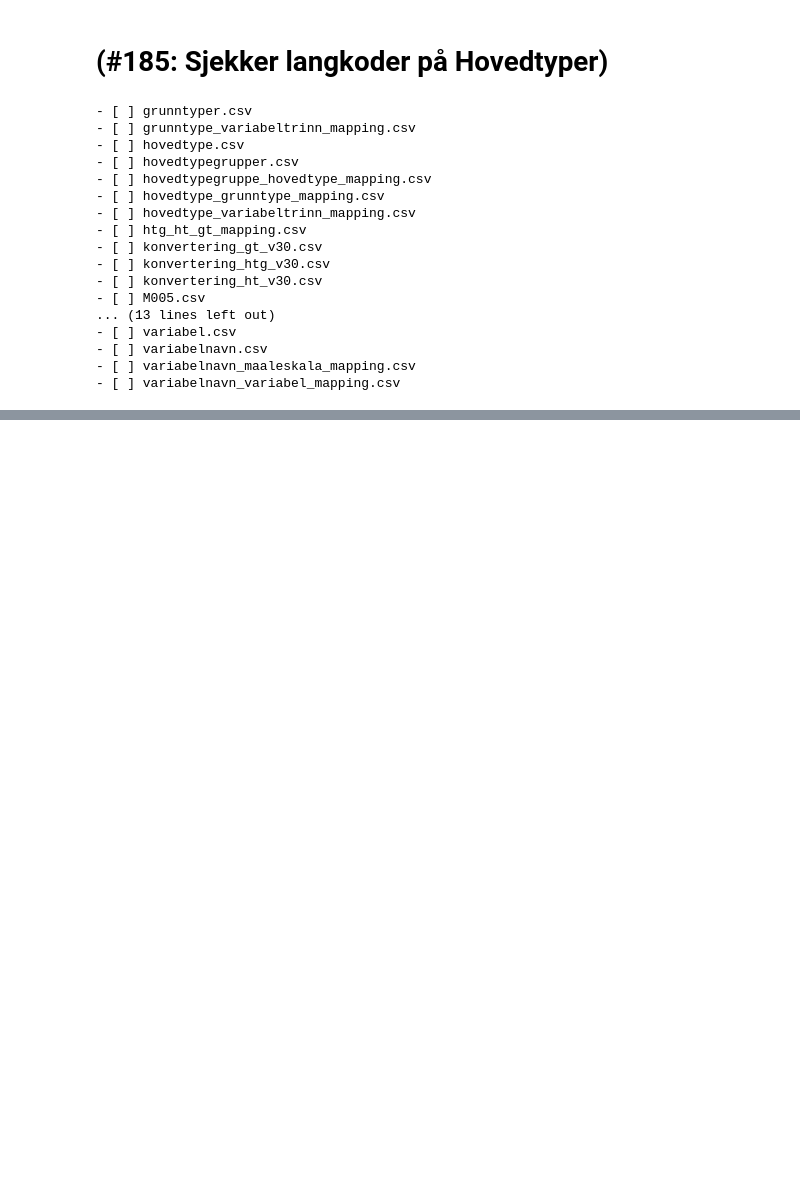
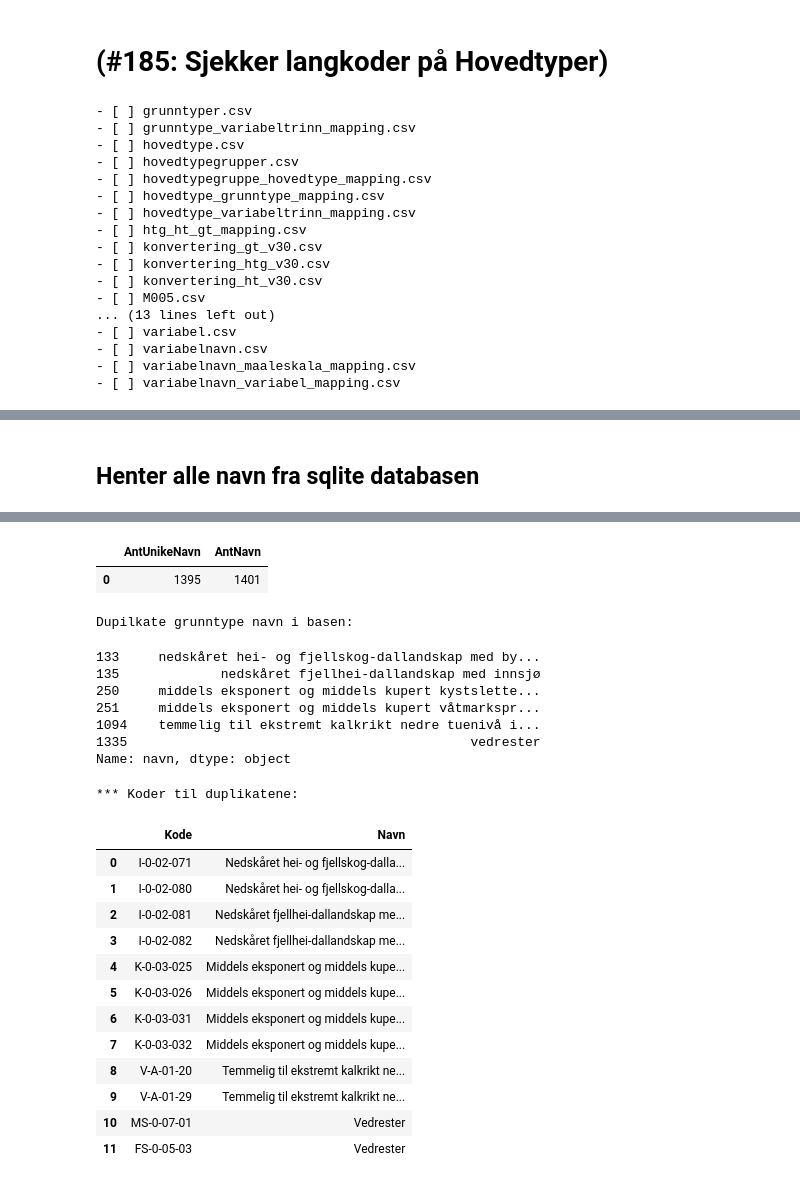
Before and after one commit to Artsdatabanken/nin3kodeapi_csvbuilder, a Jupyter notebook: kladd_debugging/Kladd_feilsøking.ipynb, the cells around one changed output, grey strips where cells are left out. Saved outputs shown, nothing was run; the diff lists cells and outputs as text; code cells hidden in the pictures; blank space fills up the shorter version.

Commit message:
#started on 'demo-excel' for v3.0

```diff
--- a/kladd_debugging/Kladd_feilsøking.ipynb
+++ b/kladd_debugging/Kladd_feilsøking.ipynb
@@ -108,0 +111,12 @@ print(markdown)
+# %%
+#
+file_path = '../tmp/GTnavn.txt'
+
+# Read the file and store each line as an element in a list
+with open(file_path, 'r') as file:
+    lines = file.read().splitlines()
+
+# Count the number of unique elements in the list
+unique_elements = len(set(lines))
+
+unique_elements
@@ -108,0 +125,44 @@ print(markdown)
+# %% [markdown]
+## Henter alle navn fra sqlite databasen
+# %%
+import pandas as pd
+import sqlite3
+file_path = '../tmp/GTnavn.txt'
+
+# Read the file and store each line as an element in a list
+with open(file_path, 'r') as file:
+    lines = file.read().splitlines()
+
+# Count the number of unique elements in the list
+unique_elements = len(set(lines))
+
+print("Antall unike grunntypenavn fra excelark: "+str(unique_elements))
+
+conn = sqlite3.connect("C:/Projects/nin3-kode-api/NiN3.WebApi/nin3kodeapi.db")
+#conn = sqlite3.connect("C:/temp/nin3kodeapi.db")
+query = "SELECT lower(navn) as navn FROM Grunntype"  # Write your SQLite query
+df_gtnavn = pd.read_sql_query(query, conn)  # Execute the query and store the result in a DataFrame
+#df_gtnavn = df_gtnavn.astype(str)
+  # Close the database connection
+#print("Antall navn i basen:"+df_gtnavn.size)
+#print("Antall navn i basen: " + df_gtnavn.shape[0])
+query = "select count(distinct(Navn)) as AntUnikeNavn, count(navn) as AntNavn from Grunntype"
+df_gtnavn_count = pd.read_sql_query(query, conn)  # Execute the query and store the result in a DataFrame
+print("\nAntall unike grunntype navn i basen:")
+display(df_gtnavn_count)
+query
+#print("Antall unike navn i basen:"+df_gtnavn['navn'].nunique())
+duplicate_names = df_gtnavn[df_gtnavn.duplicated('navn')]['navn']
+print("Dupilkate grunntype navn i basen:")
+display(duplicate_names)
+duplicate_names_str = ', '.join(["'" + name + "'" for name in duplicate_names])
+#display(duplicate_names_str)
+query = f"select Kode, Navn from Grunntype where lower(Navn) in ({duplicate_names_str})"
+df_koderDuplikat = pd.read_sql_query(query, conn)  # Execute the query and store the result in a DataFrame
+df_koderDuplikat.to_html("../tmp/gt_duplikat.html", index=False)
+print("*** Koder til duplikatene:")
+display(df_koderDuplikat)
+df_gtnavn.to_csv('../tmp/GTnavnFraDB.csv', index=False)
+df_gtnavn.shape
+conn.close()
+# %% [output]
@@ -108,0 +172,24 @@ print(markdown)
+|  | AntUnikeNavn | AntNavn |
+| 0 | 1395 | 1401 |
+Dupilkate grunntype navn i basen:
+133     nedskåret hei- og fjellskog-dallandskap med by...
+135             nedskåret fjellhei-dallandskap med innsjø
+250     middels eksponert og middels kupert kystslette...
+251     middels eksponert og middels kupert våtmarkspr...
+1094    temmelig til ekstremt kalkrikt nedre tuenivå i...
+1335                                            vedrester
+Name: navn, dtype: object
+*** Koder til duplikatene:
+|  | Kode | Navn |
+| 0 | I-0-02-071 | Nedskåret hei- og fjellskog-dalla... |
+| 1 | I-0-02-080 | Nedskåret hei- og fjellskog-dalla... |
+| 2 | I-0-02-081 | Nedskåret fjellhei-dallandskap me... |
+| 3 | I-0-02-082 | Nedskåret fjellhei-dallandskap me... |
+| 4 | K-0-03-025 | Middels eksponert og middels kupe... |
+| 5 | K-0-03-026 | Middels eksponert og middels kupe... |
+| 6 | K-0-03-031 | Middels eksponert og middels kupe... |
+| 7 | K-0-03-032 | Middels eksponert og middels kupe... |
+| 8 | V-A-01-20 | Temmelig til ekstremt kalkrikt ne... |
+| 9 | V-A-01-29 | Temmelig til ekstremt kalkrikt ne... |
+| 10 | MS-0-07-01 | Vedrester |
+| 11 | FS-0-05-03 | Vedrester |
```
Also changed, not shown: parts of 3 cells of this notebook, 17 other files.
